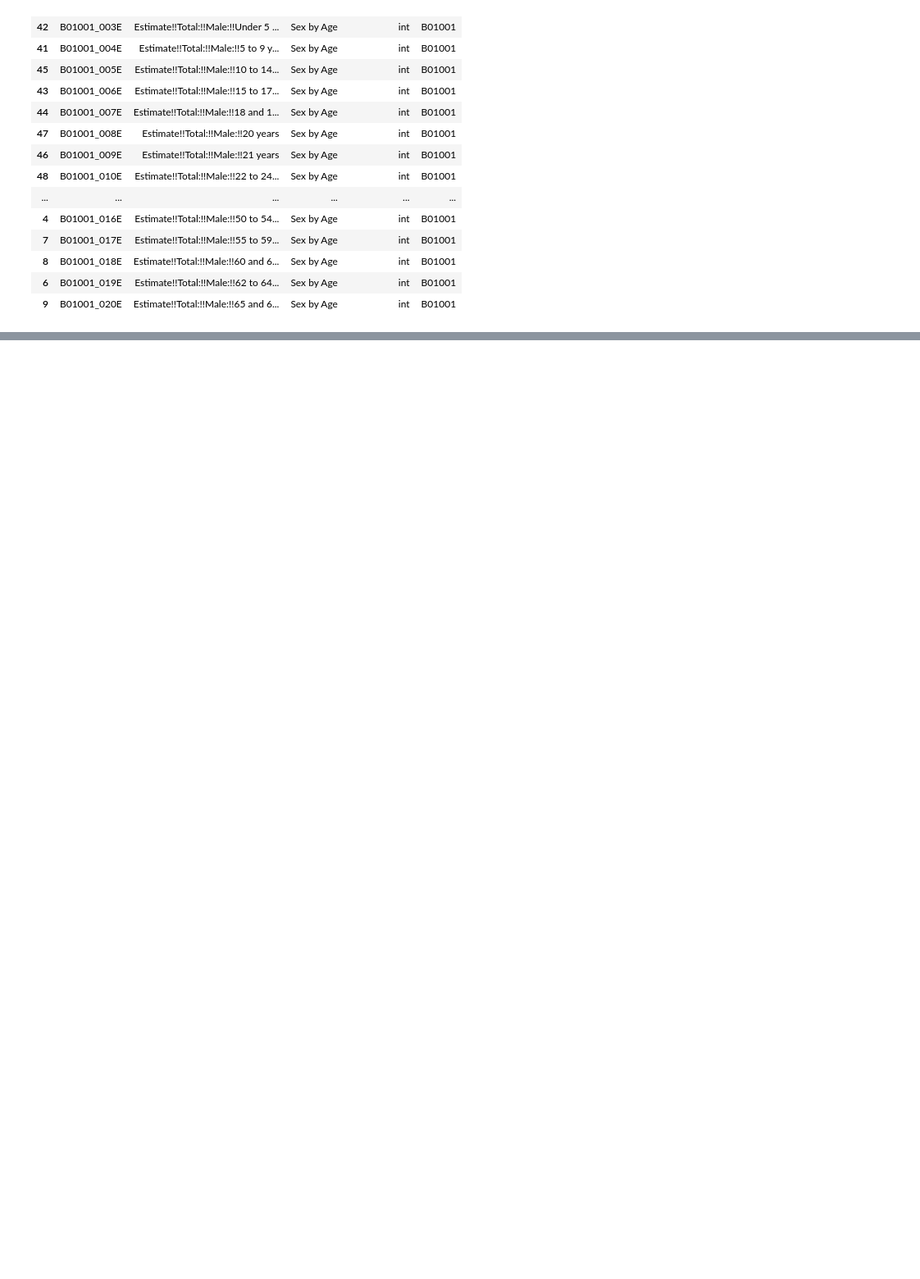
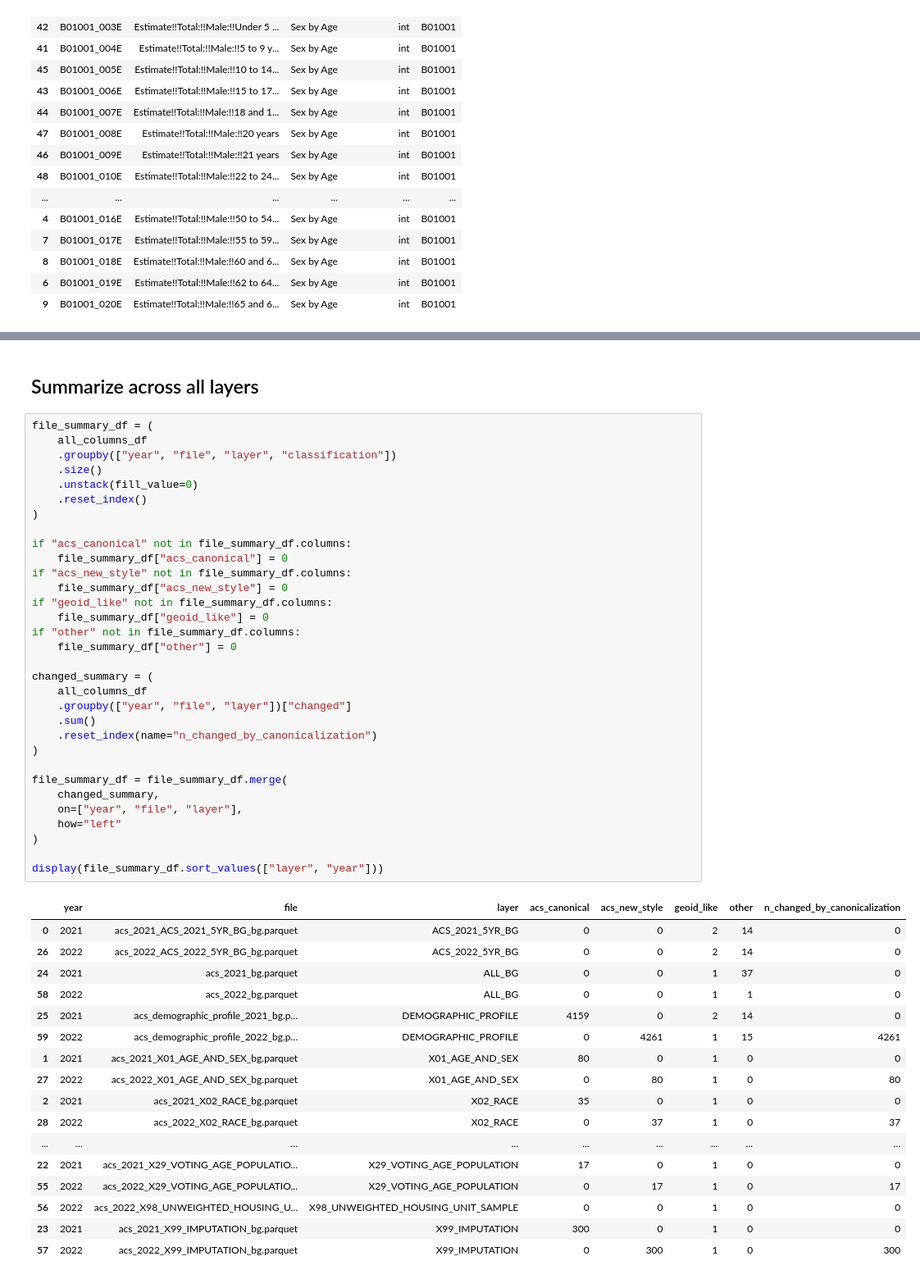
Before and after one commit to oturns/geosnap, a Jupyter notebook: build/examine_output.ipynb, the cells around one changed output, grey strips where cells are left out. Shown at 82% size. Drawn from its saved outputs; the diff is of its cells as text; blank space fills up the shorter version.

Commit message:
diagnostic of 2022 col names

```diff
--- a/build/examine_output.ipynb
+++ b/build/examine_output.ipynb
@@ -203,0 +695,52 @@ describe_group("B01001", vars2022).head(20)
+# %% [markdown]
+## Summarize across all layers
+# %%
+file_summary_df = (
+    all_columns_df
+    .groupby(["year", "file", "layer", "classification"])
+    .size()
+    .unstack(fill_value=0)
+    .reset_index()
+)
+
+if "acs_canonical" not in file_summary_df.columns:
+    file_summary_df["acs_canonical"] = 0
+if "acs_new_style" not in file_summary_df.columns:
+    file_summary_df["acs_new_style"] = 0
+if "geoid_like" not in file_summary_df.columns:
+    file_summary_df["geoid_like"] = 0
+if "other" not in file_summary_df.columns:
+    file_summary_df["other"] = 0
+
+changed_summary = (
+    all_columns_df
+    .groupby(["year", "file", "layer"])["changed"]
+    .sum()
+    .reset_index(name="n_changed_by_canonicalization")
+)
+
+file_summary_df = file_summary_df.merge(
+    changed_summary,
+    on=["year", "file", "layer"],
+    how="left"
+)
+
+display(file_summary_df.sort_values(["layer", "year"]))
+# %% [output]
+|  | year | file | layer | acs_canonical | acs_new_style | geoid_like | other | n_changed_by_canonicalization |
+| 0 | 2021 | acs_2021_ACS_2021_5YR_BG_bg.parquet | ACS_2021_5YR_BG | 0 | 0 | 2 | 14 | 0 |
+| 26 | 2022 | acs_2022_ACS_2022_5YR_BG_bg.parquet | ACS_2022_5YR_BG | 0 | 0 | 2 | 14 | 0 |
+| 24 | 2021 | acs_2021_bg.parquet | ALL_BG | 0 | 0 | 1 | 37 | 0 |
+| 58 | 2022 | acs_2022_bg.parquet | ALL_BG | 0 | 0 | 1 | 1 | 0 |
+| 25 | 2021 | acs_demographic_profile_2021_bg.p... | DEMOGRAPHIC_PROFILE | 4159 | 0 | 2 | 14 | 0 |
+| 59 | 2022 | acs_demographic_profile_2022_bg.p... | DEMOGRAPHIC_PROFILE | 0 | 4261 | 1 | 15 | 4261 |
+| 1 | 2021 | acs_2021_X01_AGE_AND_SEX_bg.parquet | X01_AGE_AND_SEX | 80 | 0 | 1 | 0 | 0 |
+| 27 | 2022 | acs_2022_X01_AGE_AND_SEX_bg.parquet | X01_AGE_AND_SEX | 0 | 80 | 1 | 0 | 80 |
+| 2 | 2021 | acs_2021_X02_RACE_bg.parquet | X02_RACE | 35 | 0 | 1 | 0 | 0 |
+| 28 | 2022 | acs_2022_X02_RACE_bg.parquet | X02_RACE | 0 | 37 | 1 | 0 | 37 |
+| ... | ... | ... | ... | ... | ... | ... | ... | ... |
+| 22 | 2021 | acs_2021_X29_VOTING_AGE_POPULATIO... | X29_VOTING_AGE_POPULATION | 17 | 0 | 1 | 0 | 0 |
+| 55 | 2022 | acs_2022_X29_VOTING_AGE_POPULATIO... | X29_VOTING_AGE_POPULATION | 0 | 17 | 1 | 0 | 17 |
+| 56 | 2022 | acs_2022_X98_UNWEIGHTED_HOUSING_U... | X98_UNWEIGHTED_HOUSING_UNIT_SAMPLE | 0 | 0 | 1 | 0 | 0 |
+| 23 | 2021 | acs_2021_X99_IMPUTATION_bg.parquet | X99_IMPUTATION | 300 | 0 | 1 | 0 | 0 |
+| 57 | 2022 | acs_2022_X99_IMPUTATION_bg.parquet | X99_IMPUTATION | 0 | 300 | 1 | 0 | 300 |
```
Also changed, not shown: parts of 41 cells of this notebook.
